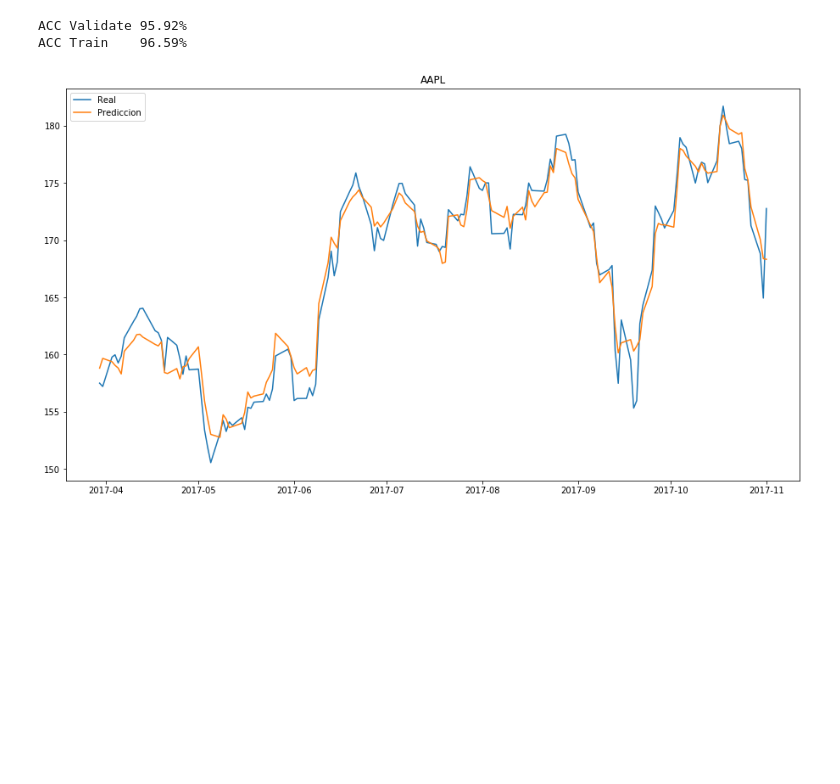
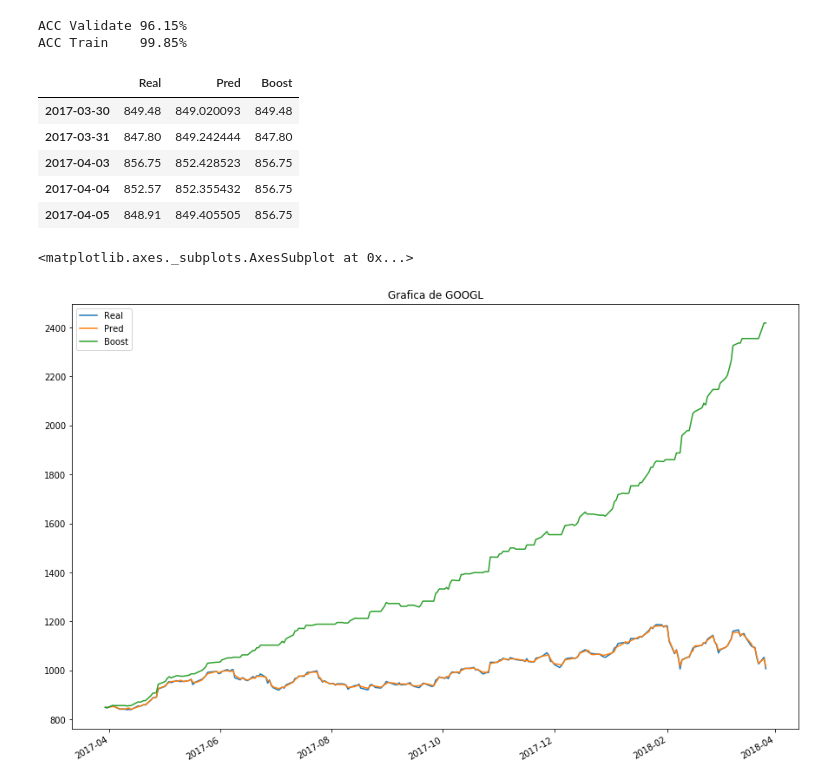
Before and after one commit to aleespa/Equipo-3, a Jupyter notebook: Forecast Código corto.ipynb, the cells around one changed output. Saved outputs shown, nothing was run; the diff lists cells and outputs as text; code cells hidden in the pictures; blank space fills up the shorter version.

```diff
--- a/Forecast Código corto.ipynb
+++ b/Forecast Código corto.ipynb
@@ -3,6 +1,72 @@ from Forecasting import Forecast
-# %%
-Forecast('AAPL')
-# %% [output]
-ACC Validate 95.92%
-ACC Train    96.59%
-[figure, removed]
+# %%
+import quandl
+import pandas as pd
+import numpy as np
+import datetime
+from xgboost import XGBRegressor
+from sklearn import preprocessing, cross_validation, svm
+from sklearn.preprocessing import MinMaxScaler
+import matplotlib.pyplot as plt
+quandl.ApiConfig.api_key = 'DEN8cmx6MYrtzyeUdDeh'
+%matplotlib inline
+# %%
+ticker = 'GOOGL'
+df = quandl.get("WIKI/"+ticker)
+df = df.iloc[-500:]
+func = ['mean','std','skew','kurt']
+time = [2,4,7,30,60,120,250]
+Z = pd.DataFrame()
+for f in func:
+    for t in time:
+        aux = pd.DataFrame()
+        for i in range(249):
+            aux[df.index[i+251]] = list(df.iloc[i-t+251:i+251]['Adj. Close'])
+        Z[f+str(t)] = aux.apply(f,axis=0)
+Z.drop(['skew2','kurt2'],axis=1, inplace =True)
+W = pd.merge(Z, df[['Adj. Close']],left_index=True,right_index=True)
+X = W.drop(['Adj. Close'],1).fillna(0)
+y = W[['Adj. Close']]
+mm1 = MinMaxScaler()
+mm2 = MinMaxScaler()
+mm1.fit(X)
+mm2.fit(y)
+Xm = pd.DataFrame(mm1.transform(X))
+ym = pd.DataFrame(mm2.transform(y))
+Xt, Xv, yt, yv = cross_validation.train_test_split(Xm, ym, test_size = 0.3)
+model = XGBRegressor()
+model.fit(Xt,yt)
+print 'ACC Validate {:.2%}'.format(model.score(Xv,yv))
+print 'ACC Train    {:.2%}'.format(model.score(Xt,yt))
+model.fit(Xm,ym)
+pred = pd.DataFrame(model.predict(Xm))
+pred =pd.DataFrame(mm2.inverse_transform(pred),index=W.index)
+C = pd.merge(W[['Adj. Close']],pred,left_index=True,right_index=True)
+C = C.rename(axis=1,mapper={'Adj. Close':'Real',0:'Pred'})
+Cp = C.pct_change()
+# %% [output]
+ACC Validate 96.15%
+ACC Train    99.85%
+# %%
+N = [C['Real'][0]]
+for i in C.index:
+    if i == C.index[0]:
+        continue
+    if Cp.loc[i]['Pred'] > 0:
+        N.append(N[-1]*(1+Cp.loc[i]['Real']))
+    else:
+        N.append(N[-1])
+C['Boost'] = pd.Series(N).values
+# %%
+C.head()
+# %% [output]
+|  | Real | Pred | Boost |
+| 2017-03-30 | 849.48 | 849.020093 | 849.48 |
+| 2017-03-31 | 847.80 | 849.242444 | 847.80 |
+| 2017-04-03 | 856.75 | 852.428523 | 856.75 |
+| 2017-04-04 | 852.57 | 852.355432 | 856.75 |
+| 2017-04-05 | 848.91 | 849.405505 | 856.75 |
+# %%
+C.plot(figsize = (15,10),title='Grafica de {}'.format(ticker))
+# %% [output]
+<matplotlib.axes._subplots.AxesSubplot at 0x...>
+[figure, added]
```
Also changed, not shown: parts of 1 cell of this notebook, 3 other files.
